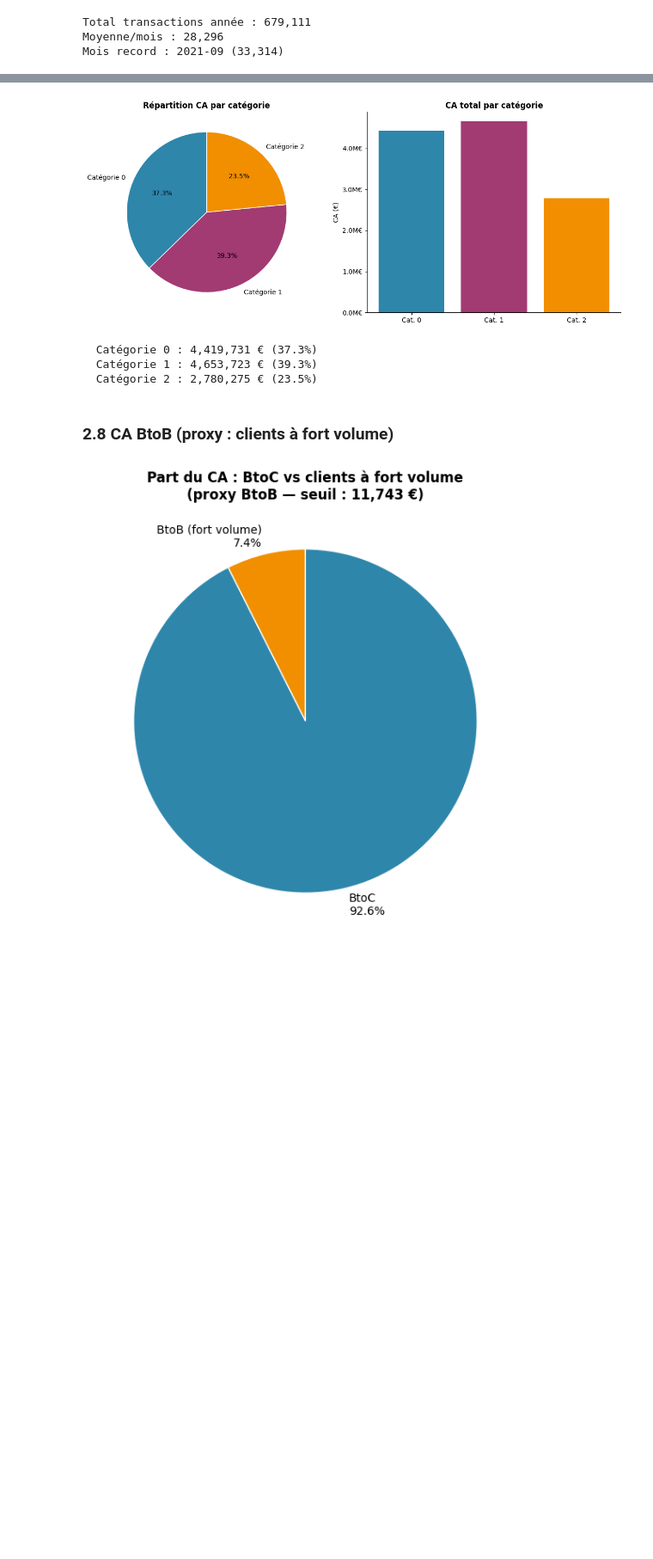
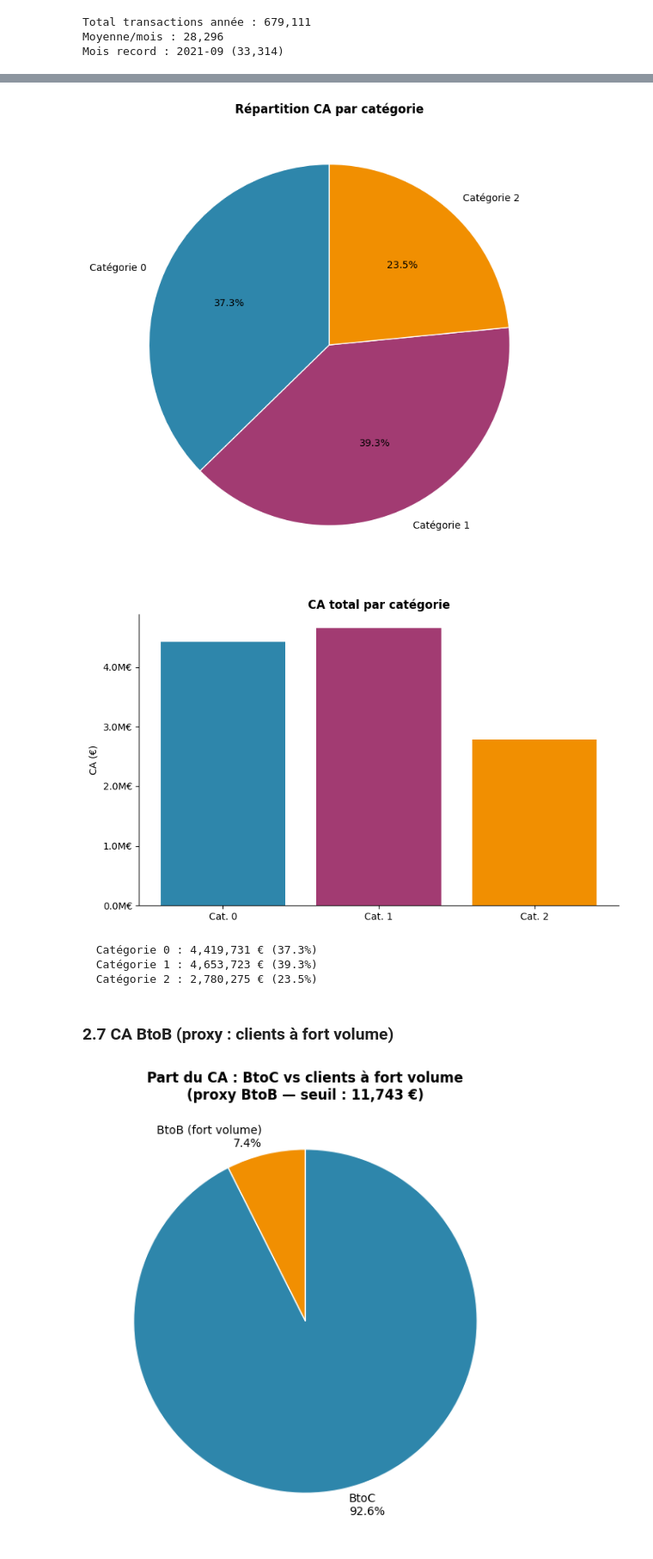
Before and after one commit to Elicesjo/PROJET-7-, a Jupyter notebook: projet9_lapage.ipynb, the cells around one changed output, grey strips where cells are left out. Shown at 86% size. Drawn from its saved outputs; the diff is of its cells as text; code cells hidden in the pictures; blank space fills up the shorter version.

```diff
--- a/projet9_lapage.ipynb
+++ b/projet9_lapage.ipynb
@@ -436,38 +474,41 @@ id_prod
 # %%
 ca_categ = df.groupby("categ")["price"].sum().sort_index()
 
-fig, axes = plt.subplots(1, 2, figsize=(12, 5))
-
-axes[0].pie(
+fig, ax = plt.subplots(figsize=(7, 7))
+ax.pie(
     ca_categ,
     labels=[f"Catégorie {c}" for c in ca_categ.index],
     autopct="%1.1f%%",
     colors=COLORS,
     startangle=90,
     wedgeprops={"edgecolor": "white"},
 )
-axes[0].set_title("Répartition CA par catégorie", fontweight="bold")
+ax.set_title("Répartition CA par catégorie", fontweight="bold")
+plt.tight_layout()
+plt.savefig(FIG_DIR / "07_repartition_categorie_pie.png")
+plt.show()
 
-axes[1].bar([f"Cat. {c}" for c in ca_categ.index], ca_categ.values, color=COLORS)
-axes[1].set_title("CA total par catégorie", fontweight="bold")
-axes[1].set_ylabel("CA (€)")
-axes[1].yaxis.set_major_formatter(mticker.FuncFormatter(lambda x, _: f"{x/1_000_000:.1f}M€"))
-axes[1].spines["top"].set_visible(False)
-axes[1].spines["right"].set_visible(False)
-
+fig, ax = plt.subplots(figsize=(8, 5))
+ax.bar([f"Cat. {c}" for c in ca_categ.index], ca_categ.values, color=COLORS)
+ax.set_title("CA total par catégorie", fontweight="bold")
+ax.set_ylabel("CA (€)")
+ax.yaxis.set_major_formatter(mticker.FuncFormatter(lambda x, _: f"{x/1_000_000:.1f}M€"))
+ax.spines["top"].set_visible(False)
+ax.spines["right"].set_visible(False)
 plt.tight_layout()
-plt.savefig(FIG_DIR / "07_repartition_categorie.png")
+plt.savefig(FIG_DIR / "07_repartition_categorie_bar.png")
 plt.show()
 
 for c, v in ca_categ.items():
     print(f"  Catégorie {c} : {v:,.0f} € ({v/ca_categ.sum():.1%})")
 # %% [output]
-[figure, old version]
+[figure, new version]
+[figure, added]
   Catégorie 0 : 4,419,731 € (37.3%)
   Catégorie 1 : 4,653,723 € (39.3%)
   Catégorie 2 : 2,780,275 € (23.5%)
 # %% [markdown]
-### 2.8 CA BtoB (proxy : clients à fort volume)
+### 2.7 CA BtoB (proxy : clients à fort volume)
 # %%
 ca_client = df.groupby("client_id")["price"].sum()
 seuil = ca_client.mean() + 2 * ca_client.std()
```
Also changed, not shown: parts of 26 cells of this notebook, 49 other files.
